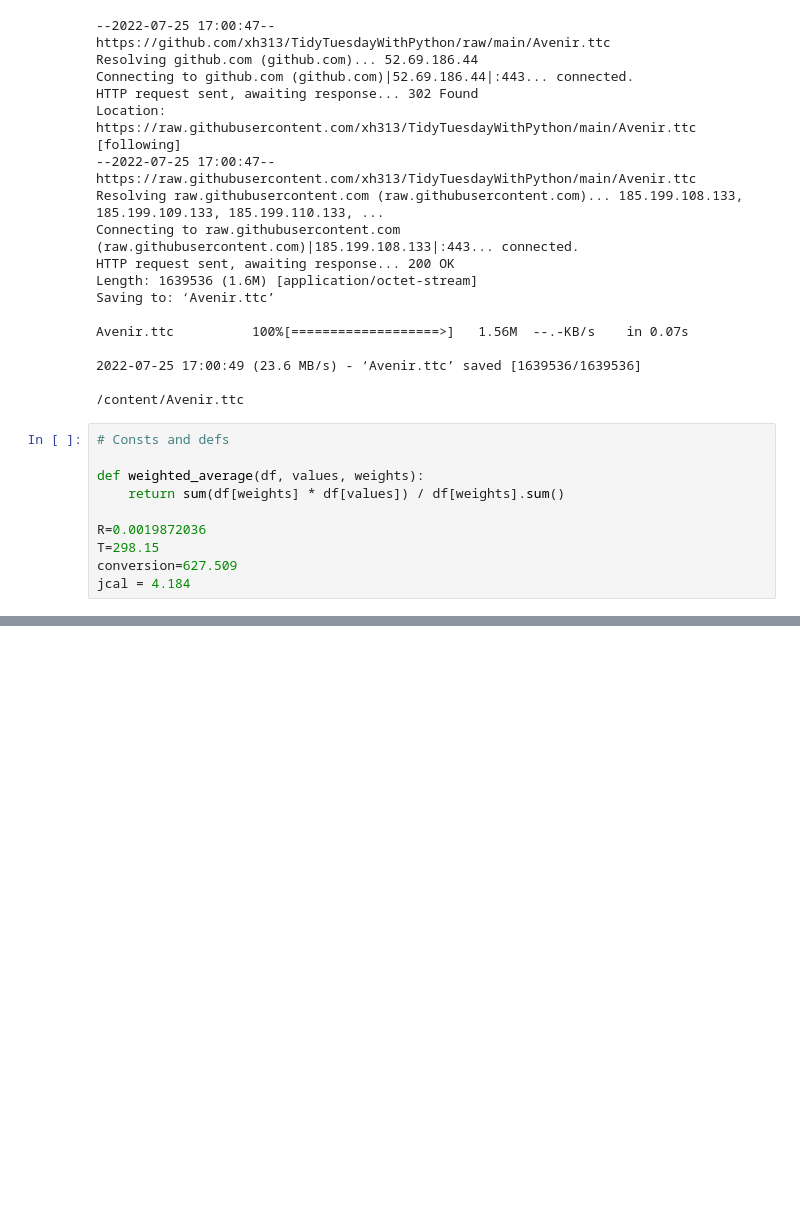
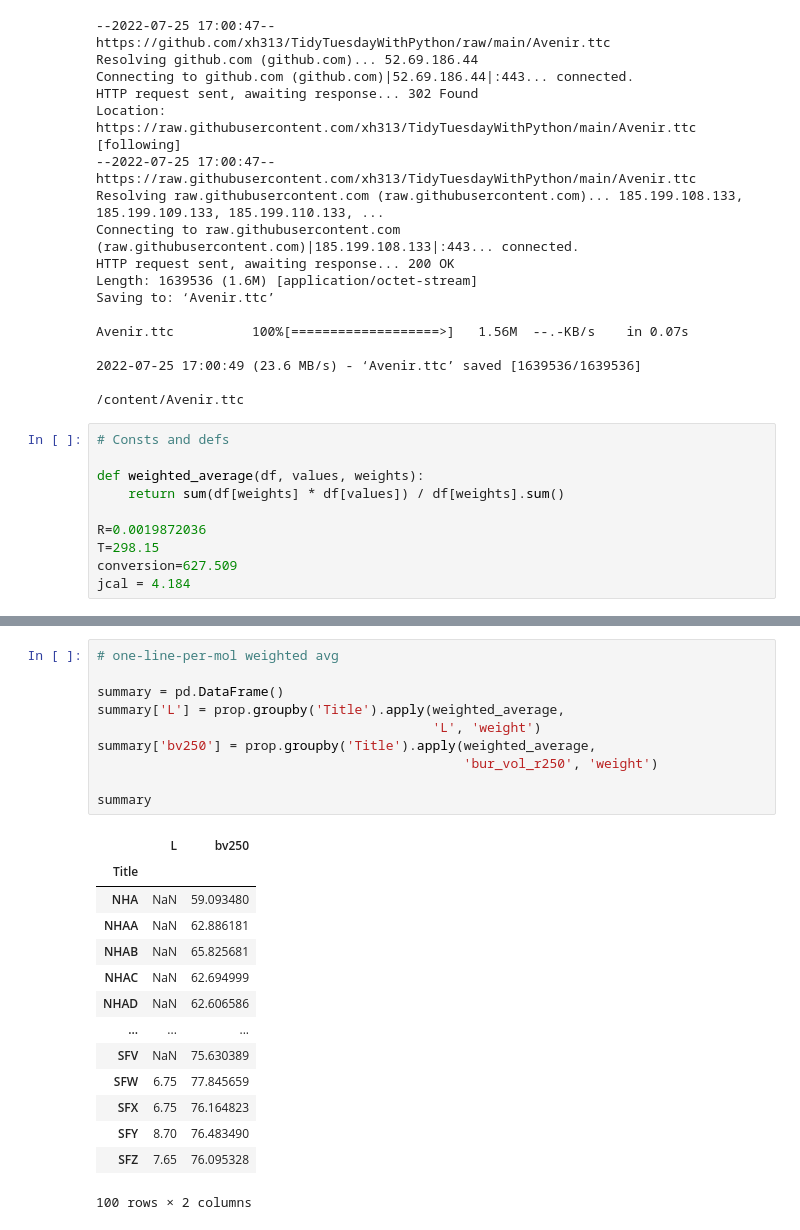
Before and after one commit to xh313/compchem, a Jupyter notebook: ChemOnPythonExplorations.ipynb, the cells around one changed output, grey strips where cells are left out. Saved outputs shown, nothing was run; the diff lists cells and outputs as text; blank space fills up the shorter version.

```diff
--- a/ChemOnPythonExplorations.ipynb
+++ b/ChemOnPythonExplorations.ipynb
@@ -1693,0 +1716,25 @@ ff
+# %%
+# one-line-per-mol weighted avg
+
+summary = pd.DataFrame()
+summary['L'] = prop.groupby('Title').apply(weighted_average,
+                                           'L', 'weight')
+summary['bv250'] = prop.groupby('Title').apply(weighted_average,
+                                               'bur_vol_r250', 'weight')
+
+summary
+# %% [output]
+|  | L | bv250 |
+| Title |  |  |
+| NHA | NaN | 59.093480 |
+| NHAA | NaN | 62.886181 |
+| NHAB | NaN | 65.825681 |
+| NHAC | NaN | 62.694999 |
+| NHAD | NaN | 62.606586 |
+| ... | ... | ... |
+| SFV | NaN | 75.630389 |
+| SFW | 6.75 | 77.845659 |
+| SFX | 6.75 | 76.164823 |
+| SFY | 8.70 | 76.483490 |
+| SFZ | 7.65 | 76.095328 |
+100 rows × 2 columns
```
Also changed, not shown: parts of 4 cells of this notebook.
